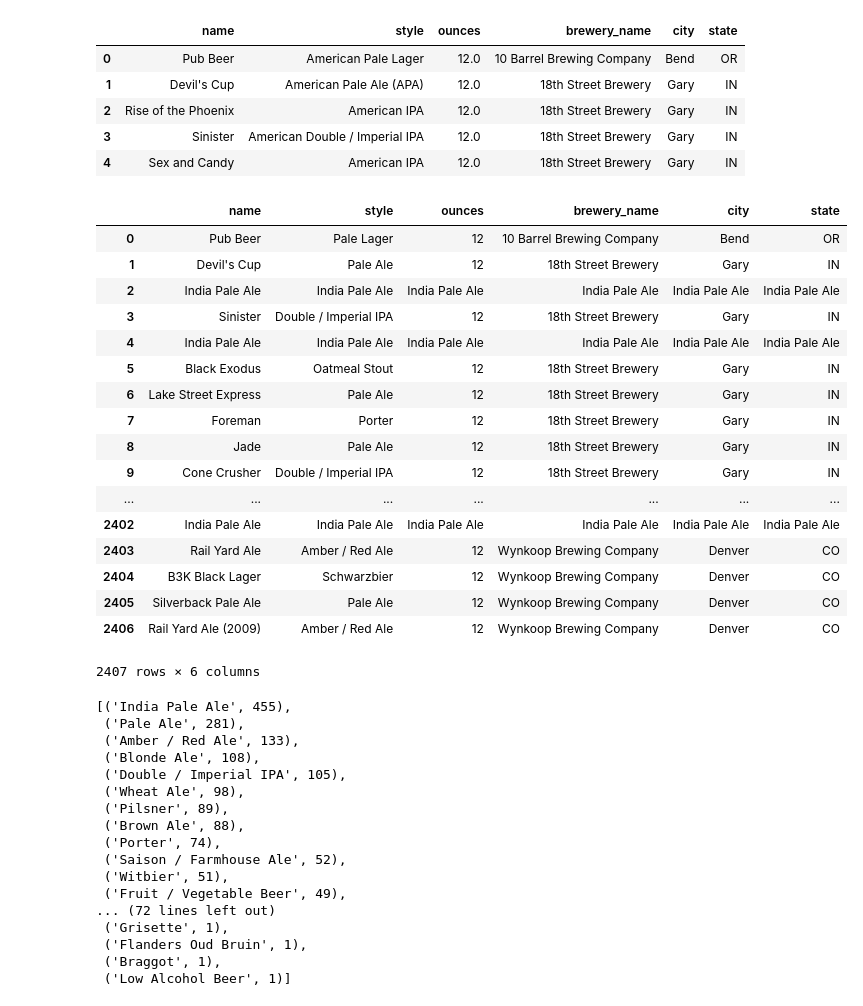
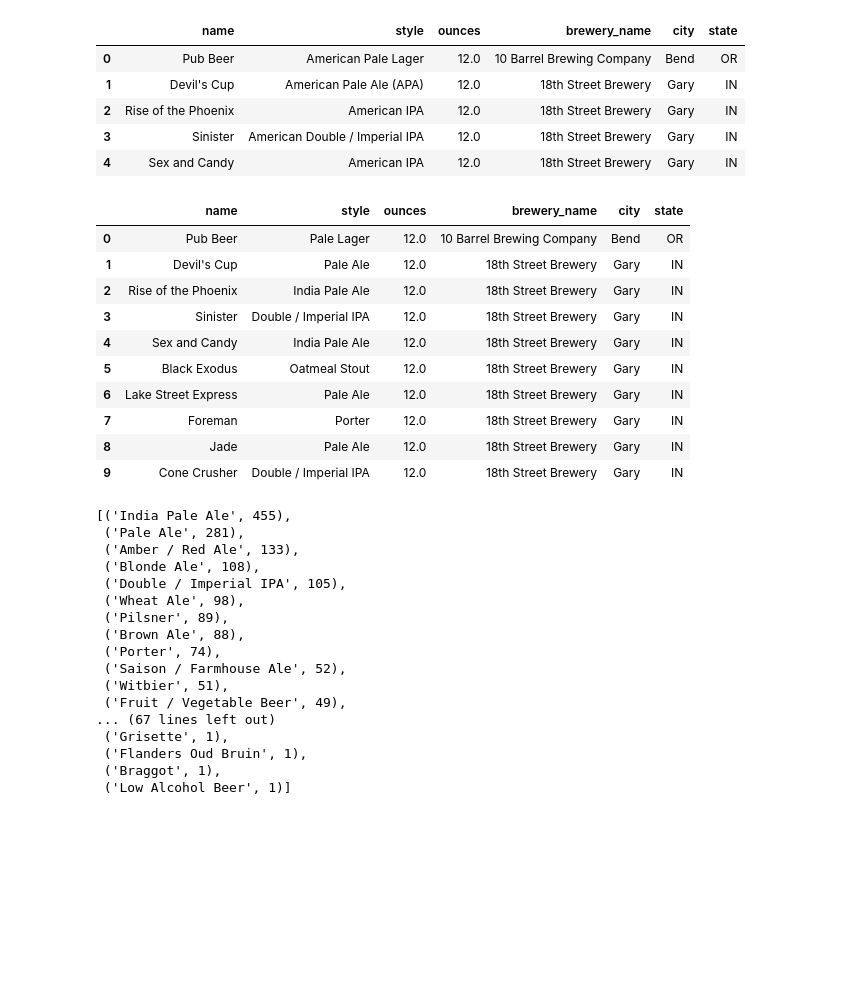
Before and after one commit to Ovion/Beer_pairing-Pipeline_project, a Jupyter notebook: Pruebas_Untitled.ipynb, the cells around one changed output. Drawn from its saved outputs; the diff is of its cells as text; code cells hidden in the pictures; blank space fills up the shorter version.

Commit message:
Limpieza del combine

```diff
--- a/Pruebas_Untitled.ipynb
+++ b/Pruebas_Untitled.ipynb
@@ -60,32 +60,34 @@ def unique_val_count (df, column):
     return sort_dicti
 # %%
 lst_cc = ['\(.+\)','American','Belgian','Baltic','Berliner','English',
-          'German','Czech','Euro','Munich','Viena','^\s','\s$']
+          'German','Czech','Euro','Munich','Irish','Russian','^\s','\s$']
 
 df_combine = sub_to_nothing(df_combine, 'style', lst_cc)
 
-lst_change = ['IPA', 'Pilsener', 'Pale Wheat Ale']
-change_lst = ['India Pale Ale', 'Pilsner', 'Wheat Ale']
+lst_change = ['IPA', 'Pilsener', 'Pale Wheat Ale', 'Extra Special / Strong Bitter', 'Irish Red Ale',
+             'Scottish Ale', 'Scotch Ale', 'Tripel', 'Dark Ale', 'Milk / Sweet Stout',
+             'Double / Imperial Stout', 'Maibock / Helles Bock', 'Vienna Lager', 'Dunkel Lager', 'Dunkelweizen',
+             'Bock']
+
+change_lst = ['India Pale Ale', 'Pilsner', 'Wheat Ale', 'British-Style Bitter', 'Amber / Red Ale',
+             'Scotch Ale / Wee Heavy', 'Scotch Ale / Wee Heavy', 'Abbey Tripel', 'Old Ale', 'Sweet Stout',
+             'Imperial Stout', 'Helles', 'Vienna', 'Dunkel', 'Dunkel',
+             'Maibock / Pale Bock']
+
 change_val(df_combine, 'style', lst_change, change_lst)
+df_combine.head(10)
 # %% [output]
 |  | name | style | ounces | brewery_name | city | state |
-| 0 | Pub Beer | Pale Lager | 12 | 10 Barrel Brewing Company | Bend | OR |
-| 1 | Devil's Cup | Pale Ale | 12 | 18th Street Brewery | Gary | IN |
-| 2 | India Pale Ale | India Pale Ale | India Pale Ale | India Pale Ale | India Pale Ale | India Pale Ale |
-| 3 | Sinister | Double / Imperial IPA | 12 | 18th Street Brewery | Gary | IN |
-| 4 | India Pale Ale | India Pale Ale | India Pale Ale | India Pale Ale | India Pale Ale | India Pale Ale |
-| 5 | Black Exodus | Oatmeal Stout | 12 | 18th Street Brewery | Gary | IN |
-| 6 | Lake Street Express | Pale Ale | 12 | 18th Street Brewery | Gary | IN |
-| 7 | Foreman | Porter | 12 | 18th Street Brewery | Gary | IN |
-| 8 | Jade | Pale Ale | 12 | 18th Street Brewery | Gary | IN |
-| 9 | Cone Crusher | Double / Imperial IPA | 12 | 18th Street Brewery | Gary | IN |
-| ... | ... | ... | ... | ... | ... | ... |
-| 2402 | India Pale Ale | India Pale Ale | India Pale Ale | India Pale Ale | India Pale Ale | India Pale Ale |
-| 2403 | Rail Yard Ale | Amber / Red Ale | 12 | Wynkoop Brewing Company | Denver | CO |
-| 2404 | B3K Black Lager | Schwarzbier | 12 | Wynkoop Brewing Company | Denver | CO |
-| 2405 | Silverback Pale Ale | Pale Ale | 12 | Wynkoop Brewing Company | Denver | CO |
-| 2406 | Rail Yard Ale (2009) | Amber / Red Ale | 12 | Wynkoop Brewing Company | Denver | CO |
+| 0 | Pub Beer | Pale Lager | 12.0 | 10 Barrel Brewing Company | Bend | OR |
+| 1 | Devil's Cup | Pale Ale | 12.0 | 18th Street Brewery | Gary | IN |
+| 2 | Rise of the Phoenix | India Pale Ale | 12.0 | 18th Street Brewery | Gary | IN |
+| 3 | Sinister | Double / Imperial IPA | 12.0 | 18th Street Brewery | Gary | IN |
+| 4 | Sex and Candy | India Pale Ale | 12.0 | 18th Street Brewery | Gary | IN |
+| 5 | Black Exodus | Oatmeal Stout | 12.0 | 18th Street Brewery | Gary | IN |
+| 6 | Lake Street Express | Pale Ale | 12.0 | 18th Street Brewery | Gary | IN |
+| 7 | Foreman | Porter | 12.0 | 18th Street Brewery | Gary | IN |
+| 8 | Jade | Pale Ale | 12.0 | 18th Street Brewery | Gary | IN |
+| 9 | Cone Crusher | Double / Imperial IPA | 12.0 | 18th Street Brewery | Gary | IN |
-2407 rows × 6 columns
 # %%
 # df_combine['style'].value_counts
 
@@ -108,7 +110,7 @@ unique_val_count(df_combine, 'style')
  ('Saison / Farmhouse Ale', 52),
  ('Witbier', 51),
  ('Fruit / Vegetable Beer', 49),
-... (72 lines left out)
+... (67 lines left out)
  ('Grisette', 1),
  ('Flanders Oud Bruin', 1),
  ('Braggot', 1),
```
Also changed, not shown: parts of 4 cells of this notebook, 2 other files.
